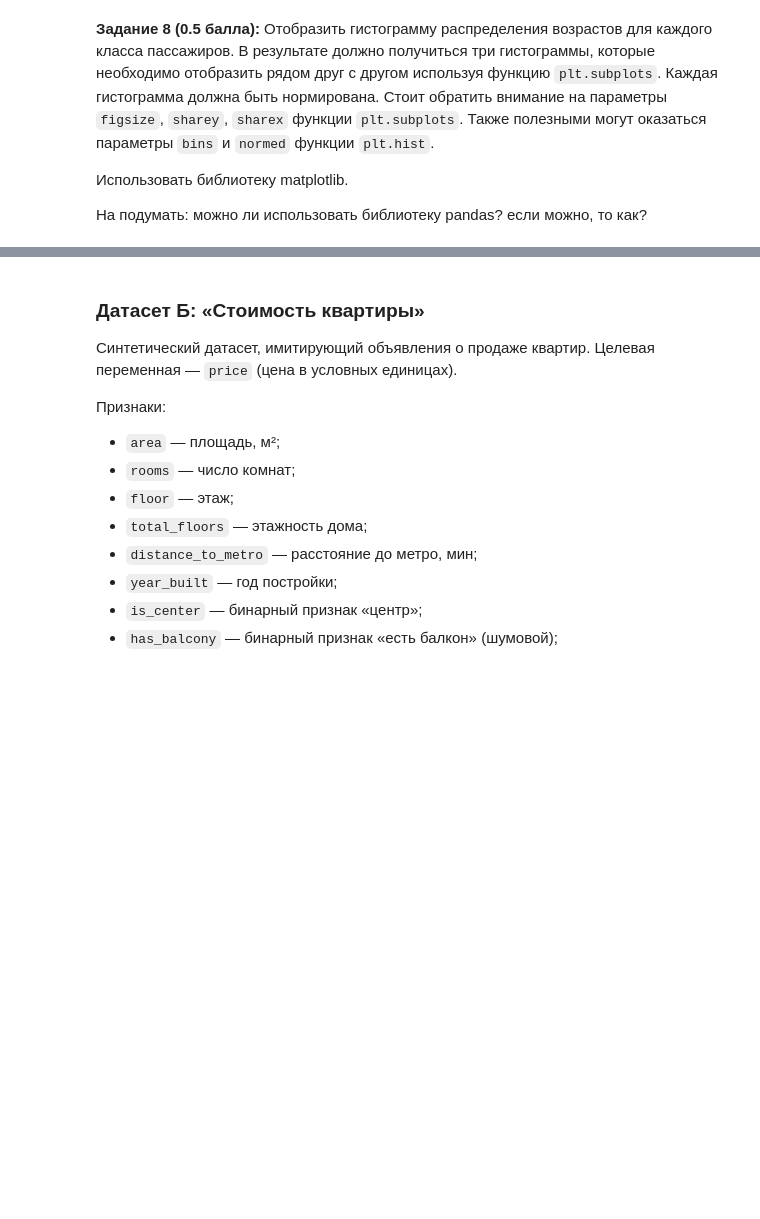
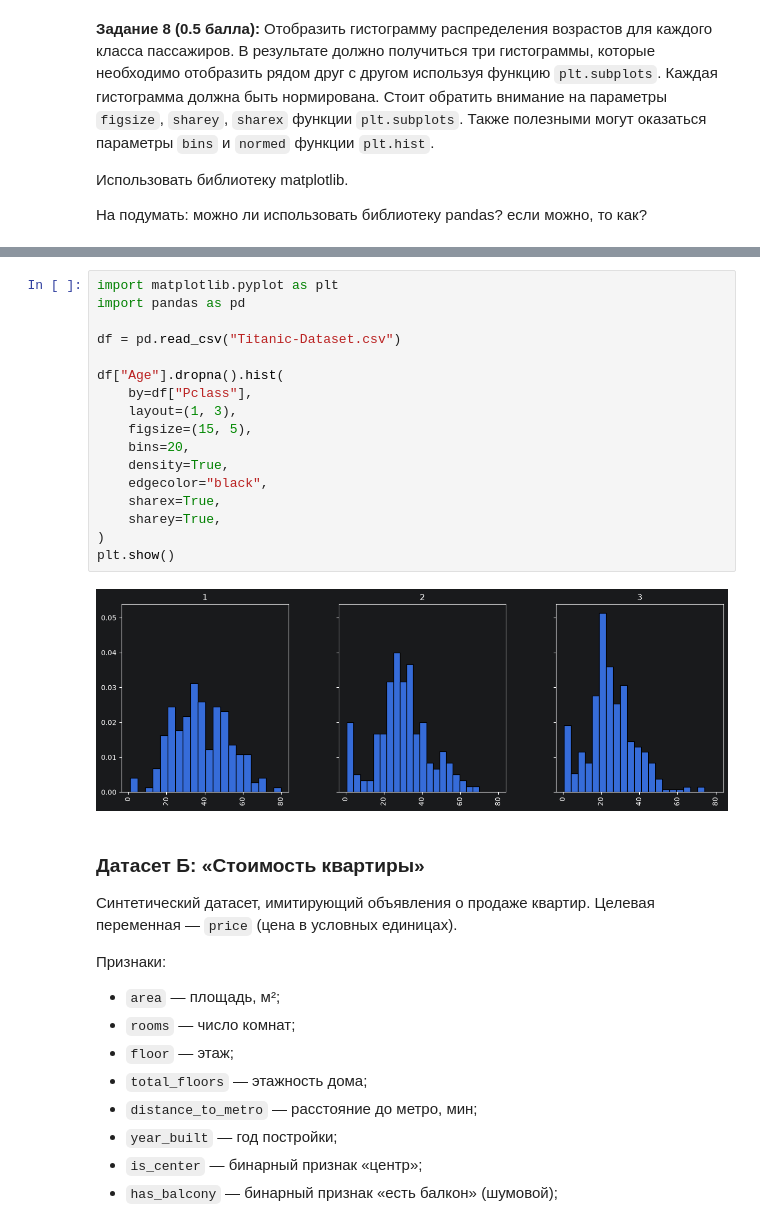
Before and after one commit to IrishinT/Lab_02_PythonForAI, a Jupyter notebook: Languages_for_AI__Python_ML_Lab02.ipynb, the cells around one changed output, grey strips where cells are left out. Drawn from its saved outputs; the diff is of its cells as text; blank space fills up the shorter version.

```diff
--- a/Languages_for_AI__Python_ML_Lab02.ipynb
+++ b/Languages_for_AI__Python_ML_Lab02.ipynb
@@ -151,3 +361,22 @@ __Задание 8 (0.5 балла):__ Отобразить гистограмм
+# %%
+import matplotlib.pyplot as plt
+import pandas as pd
+
+df = pd.read_csv("Titanic-Dataset.csv")
+
+df["Age"].dropna().hist(
+    by=df["Pclass"],
+    layout=(1, 3),
+    figsize=(15, 5),
+    bins=20,
+    density=True,
+    edgecolor="black",
+    sharex=True,
+    sharey=True,
+)
+plt.show()
+# %% [output]
+[figure, added]
 # %% [markdown]
 ### Датасет Б: «Стоимость квартиры»
 
```
Also changed, not shown: parts of 19 cells of this notebook, 3 other files.
